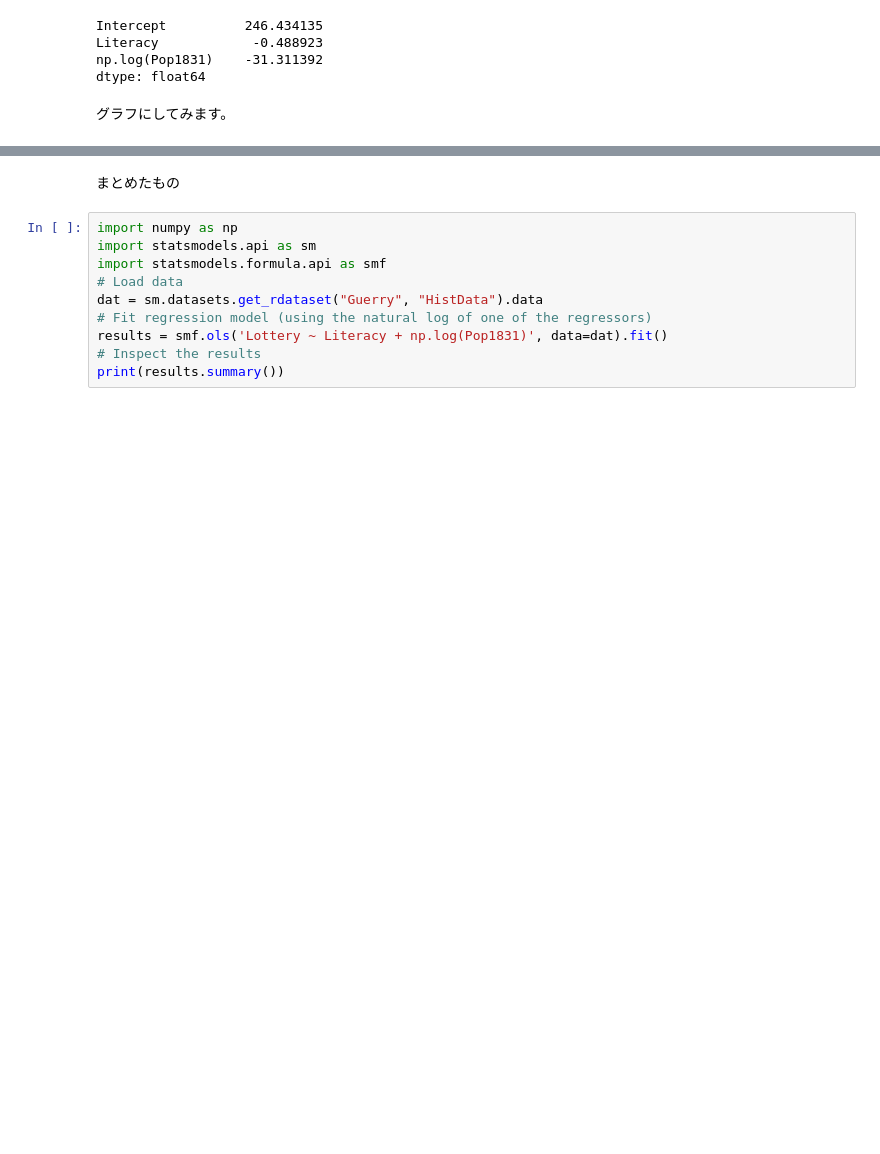
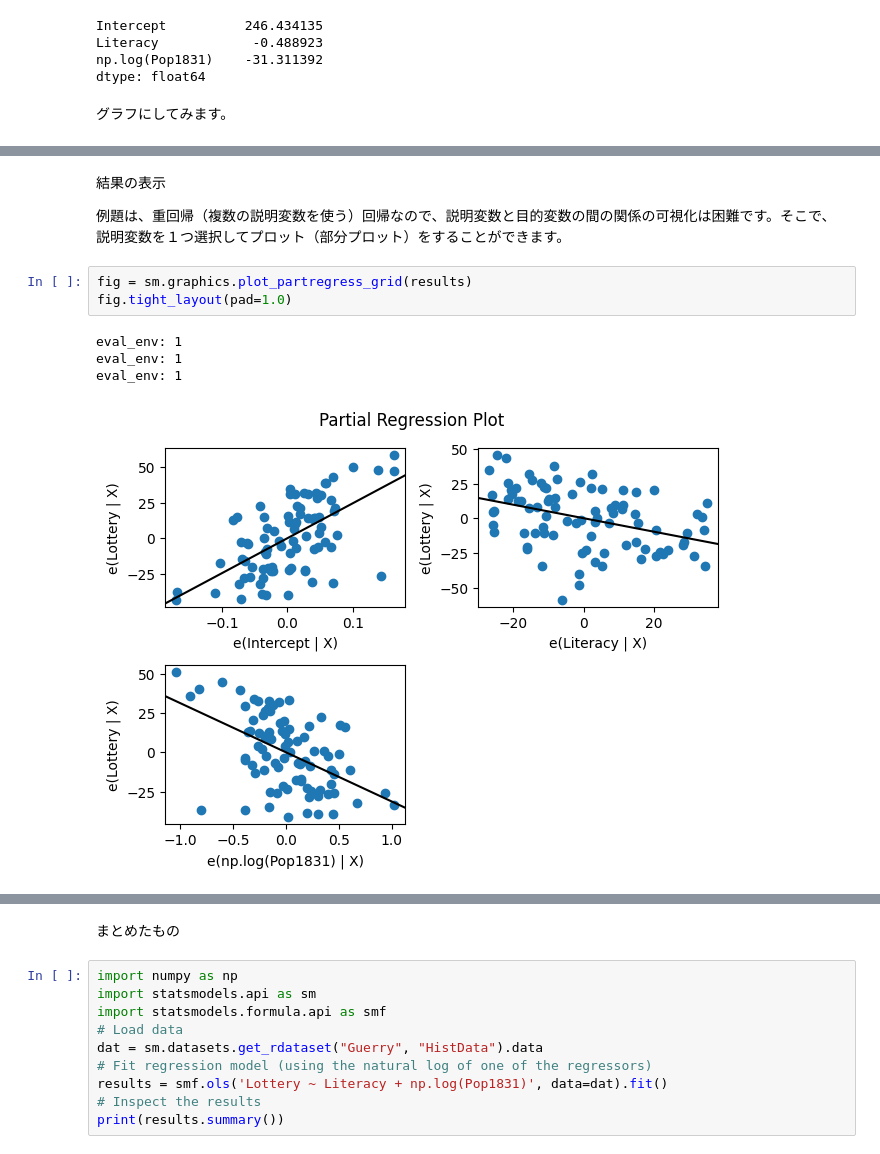
Before and after one commit to miwamasa/DataScience2022, a Jupyter notebook: notebooks/lecture5.ipynb, the cells around one changed output, grey strips where cells are left out. Saved outputs shown, nothing was run; the diff lists cells and outputs as text; blank space fills up the shorter version.

```diff
--- a/notebooks/lecture5.ipynb
+++ b/notebooks/lecture5.ipynb
@@ -98,0 +99,12 @@ plt.plot(x,x)
+# %% [markdown]
+結果の表示
+
+例題は、重回帰（複数の説明変数を使う）回帰なので、説明変数と目的変数の間の関係の可視化は困難です。そこで、説明変数を１つ選択してプロット（部分プロット）をすることができます。
+# %%
+fig = sm.graphics.plot_partregress_grid(results)
+fig.tight_layout(pad=1.0)
+# %% [output]
+eval_env: 1
+eval_env: 1
+eval_env: 1
+[figure, added]
```
Also changed, not shown: parts of 10 cells of this notebook.
